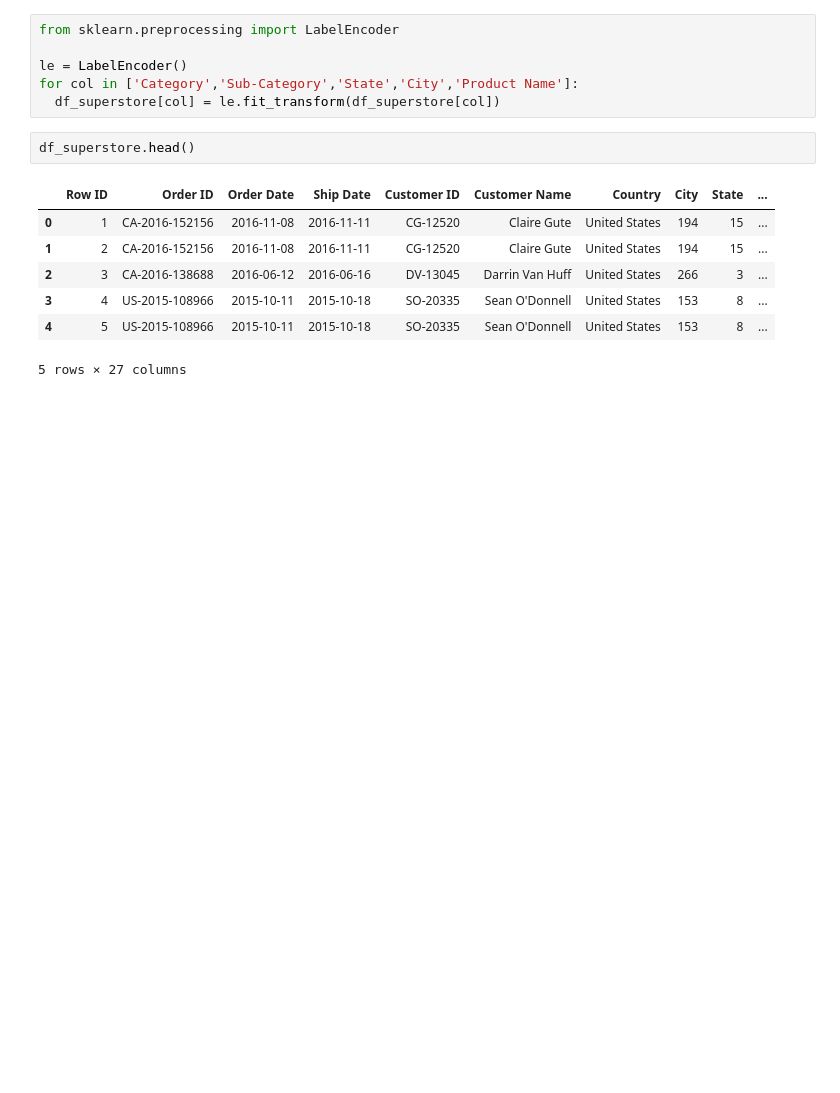
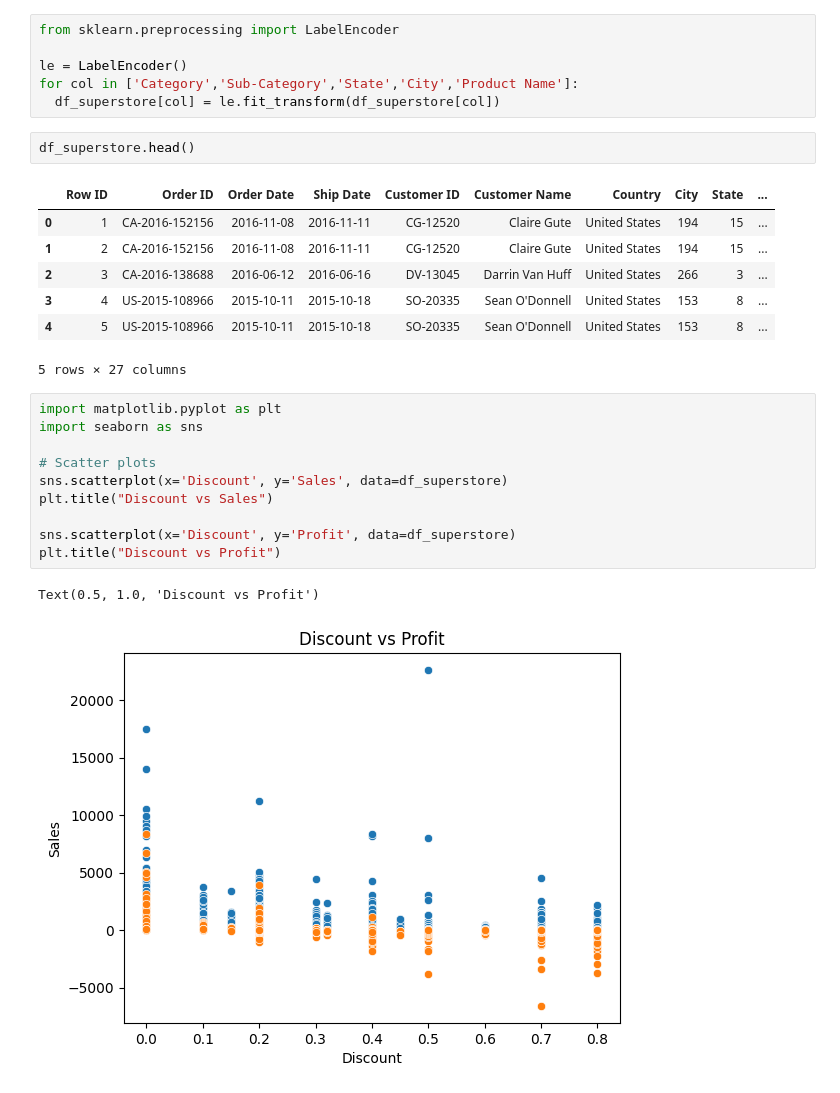
Before and after one commit to ZainabManzoorr/SuperStore-Sales, a Jupyter notebook: EDA2.ipynb, the cells around one changed output. Cells and saved outputs as stored; diff of their text form; blank space fills up the shorter version.

Commit message:
Added scatterplot of discount and profit

```diff
--- a/EDA2.ipynb
+++ b/EDA2.ipynb
@@ -107,3 +107,16 @@ df_superstore.head()
 | 3 | 4 | US-2015-108966 | 2015-10-11 | 2015-10-18 | SO-20335 | Sean O'Donnell | United States | 153 | 8 | ... |
 | 4 | 5 | US-2015-108966 | 2015-10-11 | 2015-10-18 | SO-20335 | Sean O'Donnell | United States | 153 | 8 | ... |
 5 rows × 27 columns
+# %%
+import matplotlib.pyplot as plt
+import seaborn as sns
+
+# Scatter plots
+sns.scatterplot(x='Discount', y='Sales', data=df_superstore)
+plt.title("Discount vs Sales")
+
+sns.scatterplot(x='Discount', y='Profit', data=df_superstore)
+plt.title("Discount vs Profit")
+# %% [output]
+Text(0.5, 1.0, 'Discount vs Profit')
+[figure, added]
```
